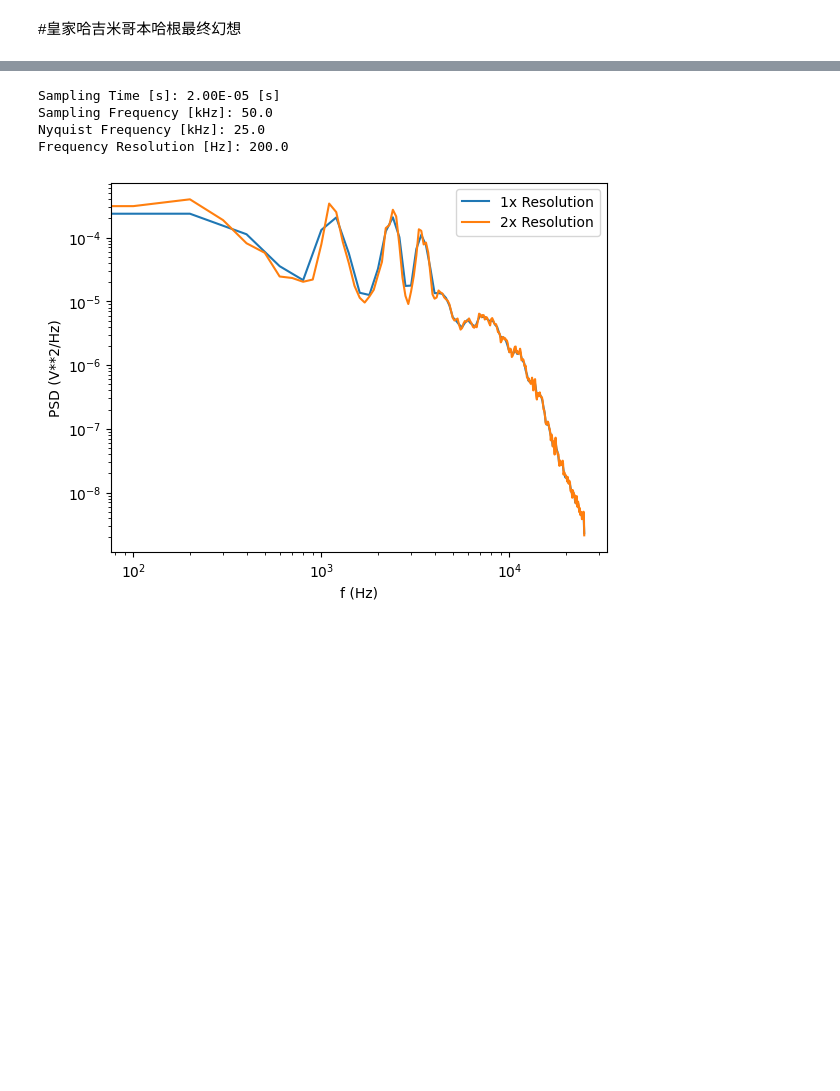
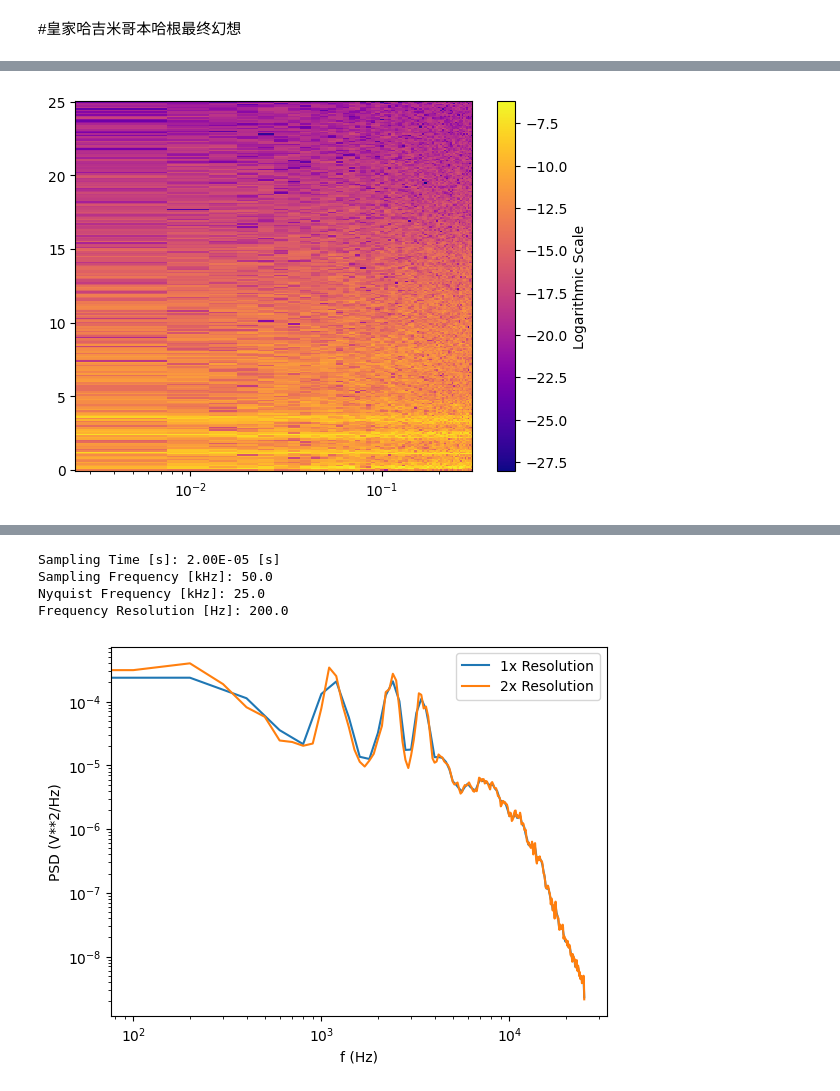
Before and after one commit to Nefarian1/STQD6014-Data-Science, a Jupyter notebook: 频谱折线哈吉米.ipynb, the cells around one changed output, grey strips where cells are left out. Drawn from its saved outputs; the diff is of its cells as text; code cells hidden in the pictures; blank space fills up the shorter version.

```diff
--- a/频谱折线哈吉米.ipynb
+++ b/频谱折线哈吉米.ipynb
@@ -2,3 +2,99 @@
 <a href="https://colab.research.google.com/github/Nefarian1/STQD6014-data-science/blob/main/%E9%A2%91%E8%B0%B1%E6%8A%98%E7%BA%BF%E5%93%88%E5%90%89%E7%B1%B3.ipynb" target="_parent"><img src="https://colab.research.google.com/assets/colab-badge.svg" alt="Open In Colab"/></a>
 # %% [markdown]
 #皇家哈吉米哥本哈根最终幻想
+# %%
+import numpy as np
+import statsmodels.api as sm
+import scipy.signal as dsp
+import scipy.stats as sta
+import matplotlib.pylab as plt
+
+file = "/content/1.txt"
+exp = np.loadtxt(file, comments='#', delimiter=',')
+time = exp[:,0]
+sig = exp[:,1]
+
+dt = (time[100] - time[0])/100
+fs = 1.0/dt
+nfft = 250
+fnyq = fs/2
+df = fs/nfft
+print("Sampling Time [s]: {:.2E} [s]".format(dt))
+print("Sampling Frequency [kHz]: {:.1f}".format(fs/1000))
+print("Nyquist Frequency [kHz]: {:.1f}".format(fnyq/1000))
+print("Frequency Resolution [Hz]: {:.1f}".format(df))
+
+
+f_1x, psd_1x = dsp.welch(sig, fs=fs, nperseg=nfft*2, return_onesided=True, scaling='density')
+
+
+f_2x, psd_2x = dsp.welch(sig, fs=fs, nperseg=nfft, return_onesided=True, scaling='density')
+
+fig = plt.figure()
+ax = fig.add_subplot(111)
+ax.plot(f_2x, psd_2x, label='1x Resolution')
+ax.plot(f_1x, psd_1x, label='2x Resolution')
+ax.set_xscale('log')
+ax.set_yscale('log')
+ax.set_ylabel("PSD (V**2/Hz)")
+ax.set_xlabel("f (Hz)")
+ax.legend()
+
+plt.show()
+
+
+
+fig, ax = plt.subplots()
+image = ax.pcolormesh(t, f / 1000,np.log(Sxx), shading='nearest', cmap='plasma')
+cb = plt.colorbar(image)
+ax.set_xscale('log')
+cb.set_label('Logarithmic Scale')
+
+import numpy as np
+import statsmodels.api as sm
+import scipy.signal as dsp
+import scipy.stats as sta
+import matplotlib.pylab as plt
+
+file = "/content/1.txt"
+exp = np.loadtxt(file, comments='#', delimiter=',')
+time = exp[:,0]
+sig = exp[:,1]
+
+dt = (time[100] - time[0])/100
+fs = 1.0/dt
+nfft = 250
+fnyq = fs/2
+df = fs/nfft
+print("Sampling Time [s]: {:.2E} [s]".format(dt))
+print("Sampling Frequency [kHz]: {:.1f}".format(fs/1000))
+print("Nyquist Frequency [kHz]: {:.1f}".format(fnyq/1000))
+print("Frequency Resolution [Hz]: {:.1f}".format(df))
+
+
+f_1x, psd_1x = dsp.welch(sig, fs=fs, nperseg=nfft*2, return_onesided=True, scaling='density')
+
+
+f_2x, psd_2x = dsp.welch(sig, fs=fs, nperseg=nfft, return_onesided=True, scaling='density')
+
+fig = plt.figure()
+ax = fig.add_subplot(111)
+ax.plot(f_2x, psd_2x, label='1x Resolution')
+ax.plot(f_1x, psd_1x, label='2x Resolution')
+ax.set_xscale('log')
+ax.set_yscale('log')
+ax.set_ylabel("PSD (V**2/Hz)")
+ax.set_xlabel("f (Hz)")
+ax.legend()
+
+plt.show()
+
+
+
+fig, ax = plt.subplots()
+image = ax.pcolormesh(t, f / 1000,np.log(Sxx), shading='nearest', cmap='plasma')
+cb = plt.colorbar(image)
+ax.set_xscale('log')
+cb.set_label('Logarithmic Scale')
+ax.set_xlabel('Time (s)')
+# %% [output]
@@ -4,0 +110 @@
+[figure, added]
```
Also changed, not shown: parts of 1 cell of this notebook.
